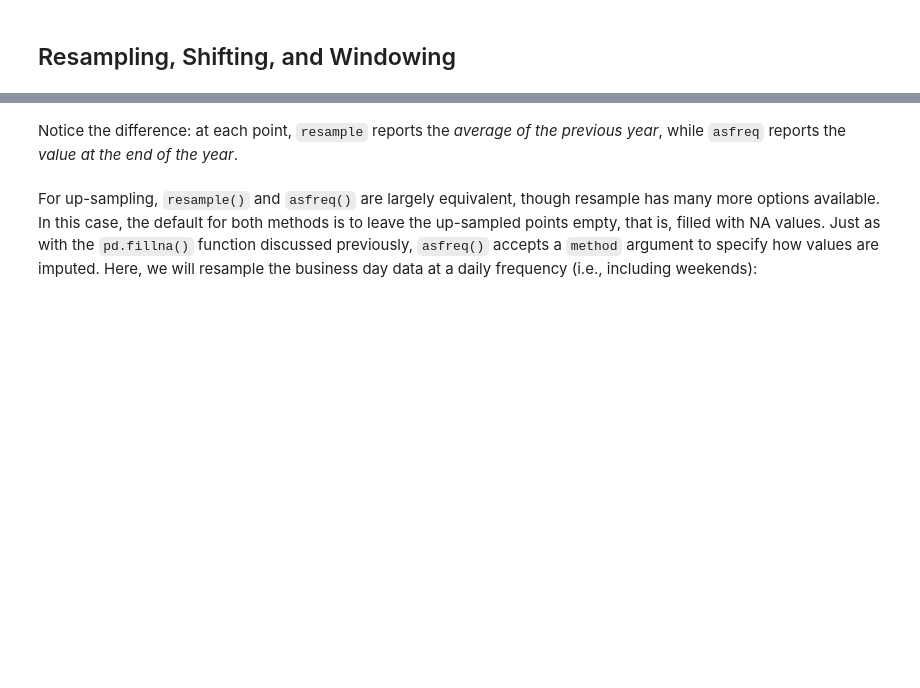
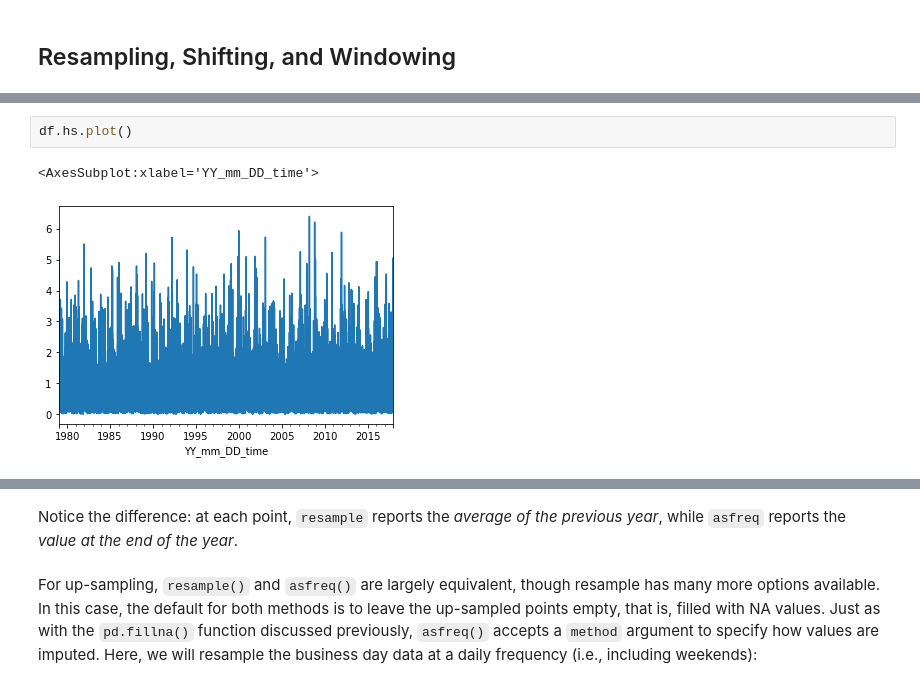
Before and after one commit to andreall/dicca__python_course, a Jupyter notebook: 05b_pandas_timeseries.ipynb, the cells around one changed output, grey strips where cells are left out. Drawn from its saved outputs; the diff is of its cells as text; blank space fills up the shorter version.

```diff
--- a/05b_pandas_timeseries.ipynb
+++ b/05b_pandas_timeseries.ipynb
@@ -344 +421,6 @@ data.Hm0.plot()
+# %%
+df.hs.plot()
+# %% [output]
+<AxesSubplot:xlabel='YY_mm_DD_time'>
+[figure, added]
 # %%
```
Also changed, not shown: parts of 34 cells of this notebook, 1 other file.
